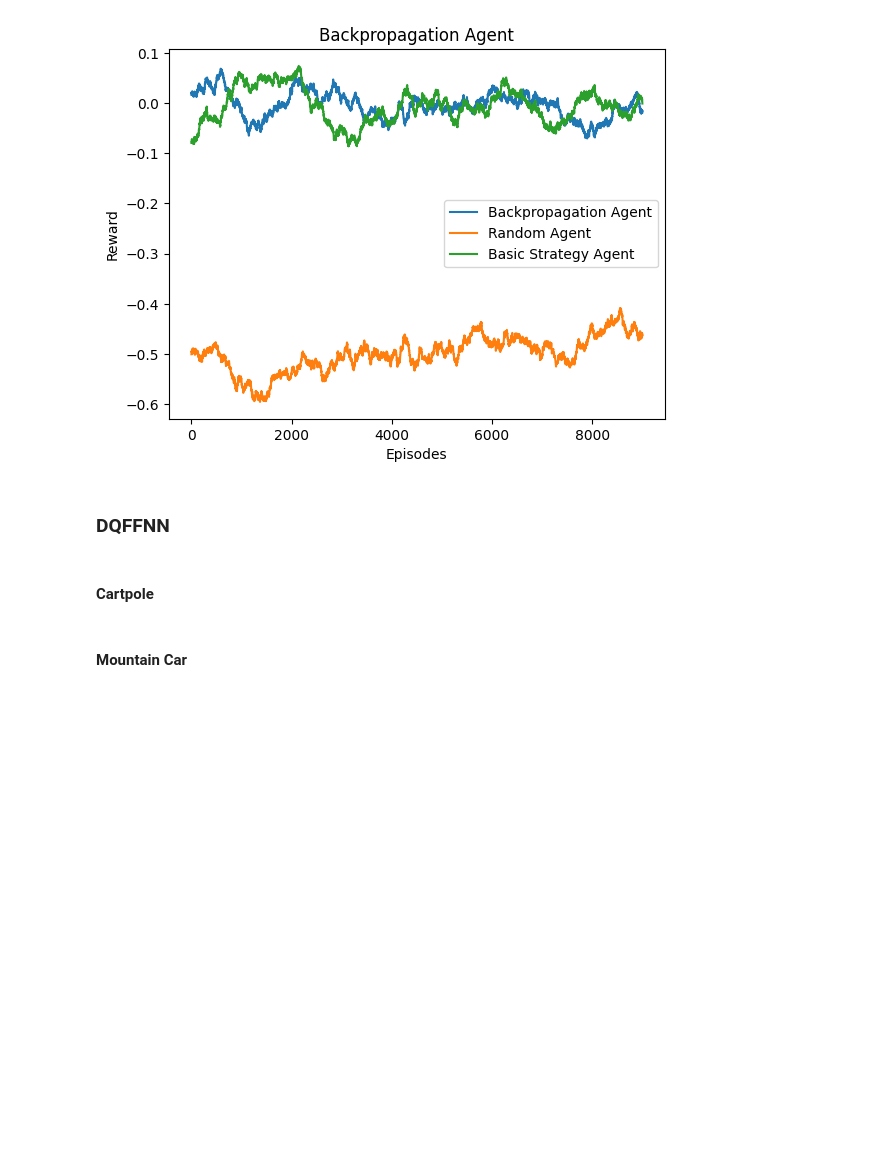
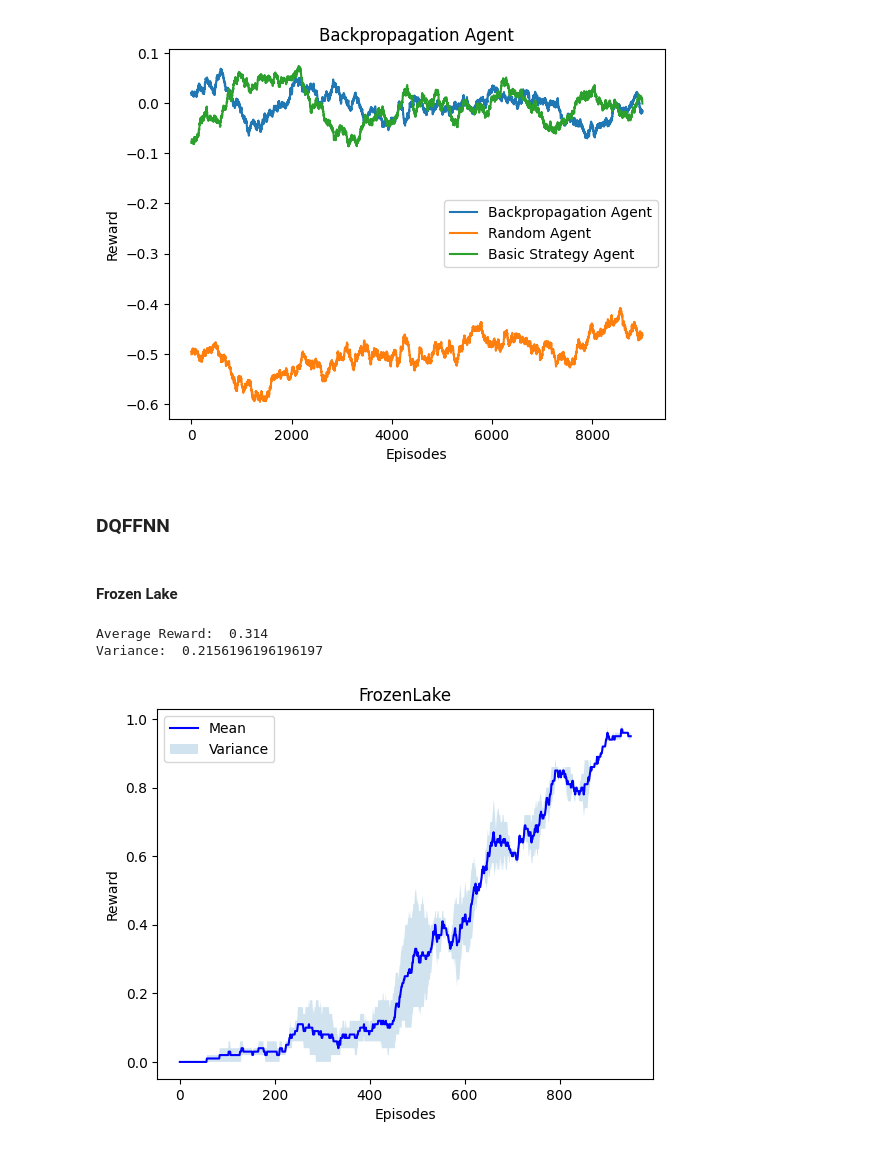
Before and after one commit to Floris93100/Blackjack-FFNN, a Jupyter notebook: src/FFNN_blackjack.ipynb, the cells around one changed output. Saved outputs shown, nothing was run; the diff lists cells and outputs as text; code cells hidden in the pictures; blank space fills up the shorter version.

```diff
--- a/src/FFNN_blackjack.ipynb
+++ b/src/FFNN_blackjack.ipynb
@@ -35,8 +35,8 @@ using cpu
 # %%
 env = BlackjackEnv(natural=True)
 
-episodes = 10000
-collect_data = False
+episodes = 20
+collect_data = True
 # %%
 KEY = {0: 'STAND', 1:'HIT', 2:'DOUBLE', 3: 'SPLIT'}
 
@@ -674,7 +732,7 @@ layers = [9,200,200,200]
 threshold = 6
 lr = 0.01
 
-episodes = 10001
+episodes = 100000
 epsilon = 1.0
 epsilon_decay = epsilon / (episodes / 2)
 discount_factor = 0.99
@@ -699,50 +757,57 @@ agent = DQFFNNAgentBJ(
 
 #agent.model.save_model(path='../models/DQFFNN_model.pth')
 rewards_DQFFNN = play_game(env, episodes, agent, collect_data)
-plot_reward([rewards_DQFFNN], "DQFFNN Agent", f"DQFFNN_agent_lr={lr}_df={discount_factor}_batch={batch_size}_update={update_td_target}_buffer={buffer_size}", ["DQFFNN Agent"])
+plot_reward([rewards_DQFFNN, rewards_random], "DQFFNN Agent", f"DQFFNN_agent_lr={lr}_df={discount_factor}_batch={batch_size}_update={update_td_target}_buffer={buffer_size}", ["DQFFNN Agent", "Random Agent"])
 # %%
 print_accuracy(agent.model.predict_accumulated_goodness(x_test), y_test)
-# %% [markdown]
-#### Cartpole
+# %% [markdown]
+#### Frozen Lake
 # %%
-layers = [6,1000,1000,1000,1000]
+layers = [20,100,100,100]
 threshold = 0.5
 lr = 0.001
 
-episodes = 80000
-epsilon = 1.0
+episodes = 2000
+epsilon = 0.99
 epsilon_decay = epsilon / (episodes)
-discount_factor = 0.99
-batch_size = 5
-update_td_target = 50
-buffer_size = 100000
+discount_factor = 0.9
+batch_size = 32
+update_td_target = 10
+buffer_size = 1000
 
-env = gym.make("CartPole-v1")
+env = gym.make("FrozenLake-v1", max_episode_steps=100, desc=None, map_name="4x4", is_slippery=False)
 env = gym.wrappers.RecordEpisodeStatistics(env, deque_size=episodes)
 
-agent = DQFFNNAgent(
-    env,
-    device=device,
-    layers=layers,
-    threshold=threshold,
-    lr=lr,
-    epsilon=epsilon,
-    epsilon_decay=epsilon_decay,
-    discount_factor=discount_factor,
-    batch_size=batch_size,
-    update_td_target=update_td_target,
-    buffer_size=buffer_size
-)
 
-agent.model.save_model(path='../models/Cartpole_DQFFNN_model.pth')
-play_game(env, episodes, agent, False, False)
-rewards = np.array(env.return_queue).flatten()
+total_rewards = []
+for i in range(5):
+    agent = DQFFNNAgent(
+        env,
+        device=device,
+        layers=layers,
+        threshold=threshold,
+        lr=lr,
+        epsilon=epsilon,
+        epsilon_decay=epsilon_decay,
+        discount_factor=discount_factor,
+        batch_size=batch_size,
+        update_td_target=update_td_target,
+        buffer_size=buffer_size
+    )
+
+    play_game(env, episodes, agent, False, False, True)
+    rewards = np.array(env.return_queue).flatten()
+    total_rewards.append(rewards)
+
 average_reward = sum(rewards)/episodes
 variance = sum([((x - average_reward) ** 2) for x in rewards]) / (episodes - 1)
+agent.model.save_model(path='../models/FrozenLake_DQFFNN_model.pth')
 
 #print("Rewards: ", rewards)
-print("Average Reward: ", average_reward)
-print("Variance: ", variance)
-plot_reward(rewards, "Cartpole", f"Cartpole_DQFFNN_agent_lr={lr}_df={discount_factor}_batch={batch_size}_update={update_td_target}_buffer={buffer_size}")
+# print("Average Reward: ", average_reward)
+# print("Variance: ", variance)
+plot_reward(total_rewards, "FrozenLake", f"FrozenLake_DQFFNN_agent_lr={lr}_df={discount_factor}_batch={batch_size}_update={update_td_target}_buffer={buffer_size}", ["Frozen Lake"],plot_variance=True , rolling_length=50)
+# %% [output]
+Average Reward:  0.314
+Variance:  0.2156196196196197
+[figure, added]
-# %% [markdown]
-#### Mountain Car
```
Also changed, not shown: parts of 26 cells of this notebook, 3 other files.
